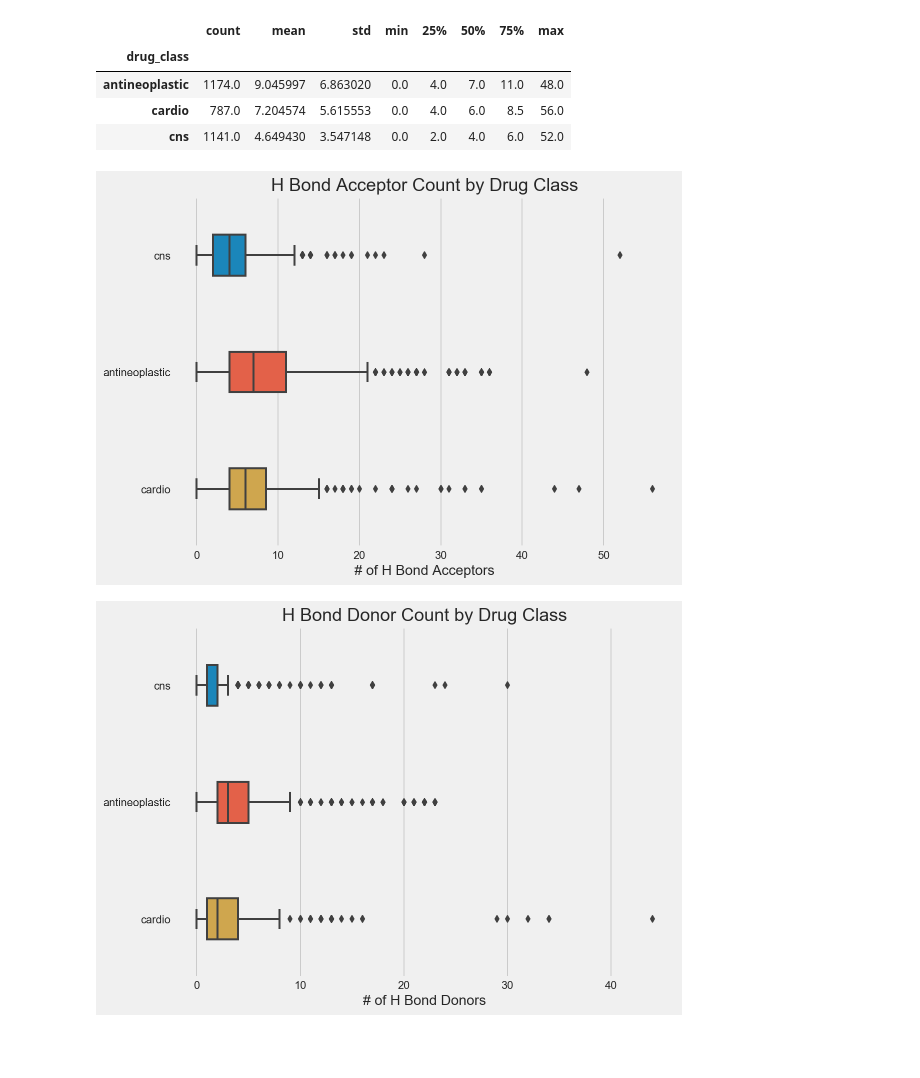
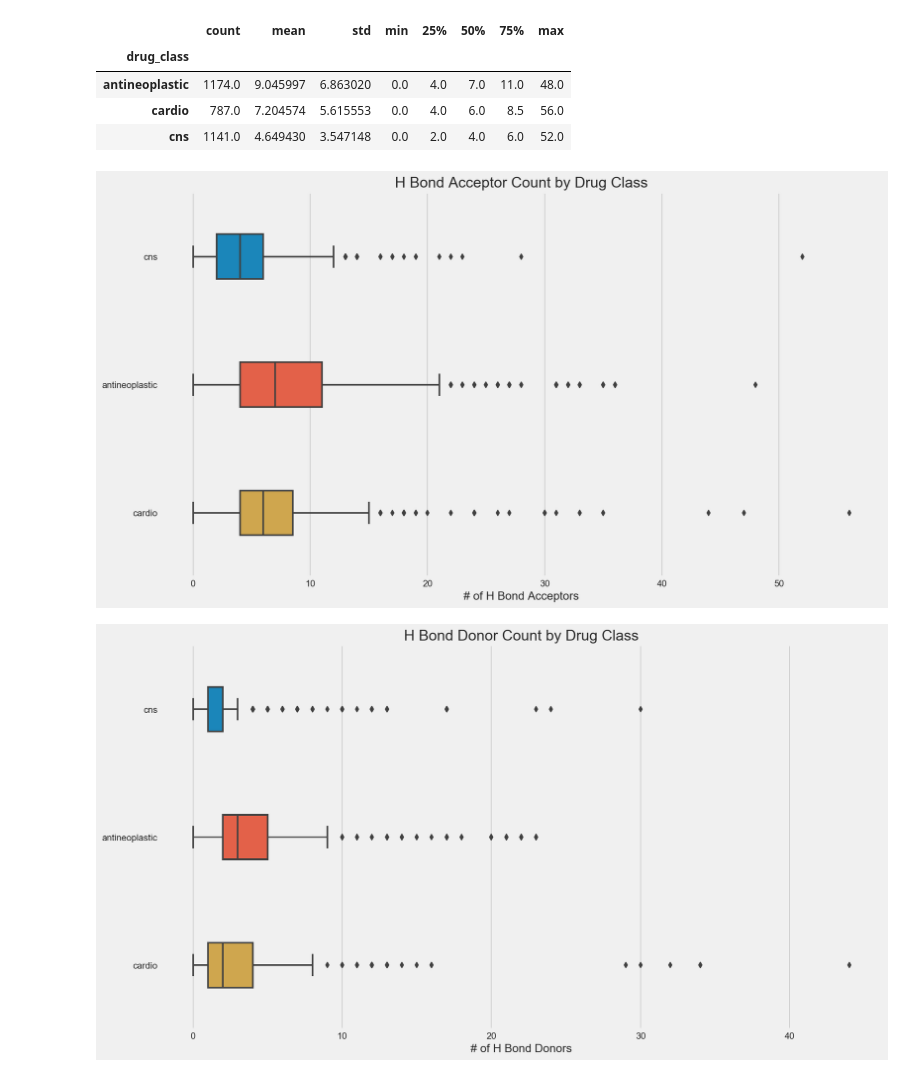
Before and after one commit to veeps/molecular_classification, a Jupyter notebook: code/002_EDA.ipynb, the cells around one changed output. Saved outputs shown, nothing was run; the diff lists cells and outputs as text; code cells hidden in the pictures; blank space fills up the shorter version.

Commit message:
fixed graph cutoff

```diff
--- a/code/002_EDA.ipynb
+++ b/code/002_EDA.ipynb
@@ -98,26 +98,26 @@ df.groupby("drug_class")["hbondacceptorcount"].describe()
 | cardio | 787.0 | 7.204574 | 5.615553 | 0.0 | 4.0 | 6.0 | 8.5 | 56.0 |
 | cns | 1141.0 | 4.649430 | 3.547148 | 0.0 | 2.0 | 4.0 | 6.0 | 52.0 |
 # %%
-plt.figure(figsize = (8, 6))
+plt.figure(figsize = (14, 8))
 
 sns.boxplot(x="hbondacceptorcount", y="drug_class",
             data=df, orient = "h", linewidth= 2 , width = 0.35)
 
 plt.title("H Bond Acceptor Count by Drug Class", fontsize = 18)
 plt.xlabel("# of H Bond Acceptors", fontsize = 14)
 plt.ylabel("")
-plt.savefig("../plots/hbond_acceptors.png");
+plt.savefig("../plots/hbond_acceptors.png", dpi = 150);
 # %% [output]
-[figure, old version]
+[figure, new version]
 # %%
 # Draw a nested boxplot to show bills by day and time
-plt.figure(figsize = (8, 6))
+plt.figure(figsize = (14, 8))
 
 sns.boxplot(x="hbonddonorcount", y="drug_class",
             data=df, orient = "h",  linewidth= 2 , width = 0.35)
 plt.title("H Bond Donor Count by Drug Class", fontsize = 18)
 plt.xlabel("# of H Bond Donors", fontsize = 14)
 plt.ylabel("")
-plt.savefig("../plots/hbond_donors.png");
+plt.savefig("../plots/hbond_donors.png", dpi = 150);
 # %% [output]
-[figure, old version]
+[figure, new version]
```
Also changed, not shown: parts of 2 cells of this notebook, 4 other files.
